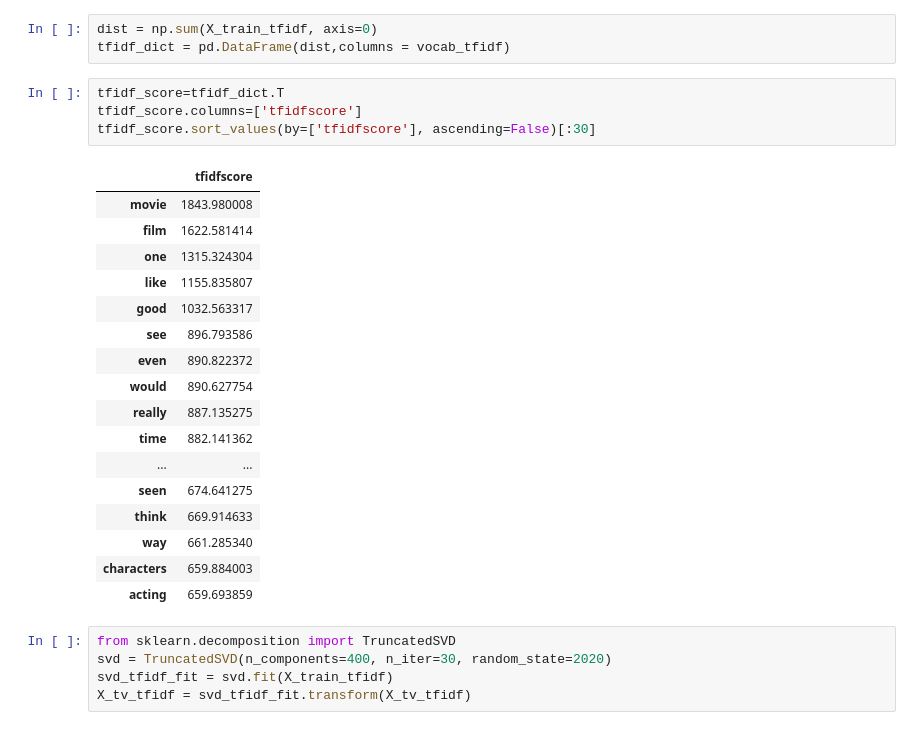
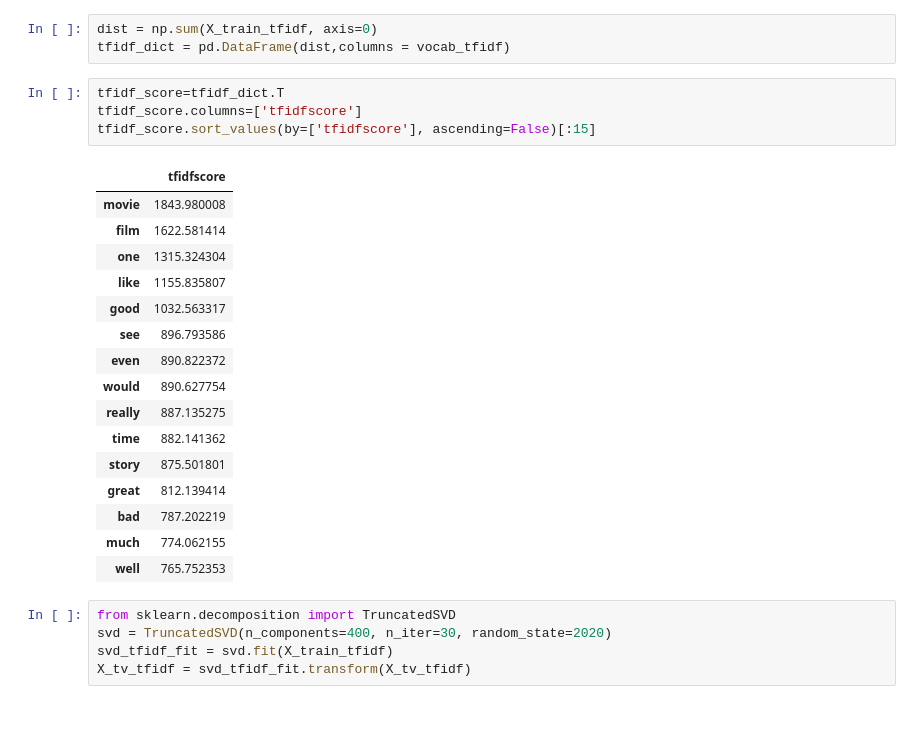
Before and after one commit to weicnnb/JHU_CS675_Project_SentimentAnalysisonMovieReviews, a Jupyter notebook: python_notebook/tfidf.ipynb, the cells around one changed output. Saved outputs shown, nothing was run; the diff lists cells and outputs as text.

```diff
--- a/python_notebook/tfidf.ipynb
+++ b/python_notebook/tfidf.ipynb
@@ -304,25 +328,24 @@ tfidf_dict = pd.DataFrame(dist,columns = vocab_tfidf)
 # %%
 tfidf_score=tfidf_dict.T
 tfidf_score.columns=['tfidfscore']
-tfidf_score.sort_values(by=['tfidfscore'], ascending=False)[:30]
+tfidf_score.sort_values(by=['tfidfscore'], ascending=False)[:15]
 # %% [output]
 |  | tfidfscore |
 | movie | 1843.980008 |
 | film | 1622.581414 |
 | one | 1315.324304 |
 | like | 1155.835807 |
 | good | 1032.563317 |
 | see | 896.793586 |
 | even | 890.822372 |
 | would | 890.627754 |
 | really | 887.135275 |
 | time | 882.141362 |
-| ... | ... |
-| seen | 674.641275 |
-| think | 669.914633 |
-| way | 661.285340 |
-| characters | 659.884003 |
-| acting | 659.693859 |
+| story | 875.501801 |
+| great | 812.139414 |
+| bad | 787.202219 |
+| much | 774.062155 |
+| well | 765.752353 |
 # %%
 from sklearn.decomposition import TruncatedSVD
 svd = TruncatedSVD(n_components=400, n_iter=30, random_state=2020)
```
Also changed, not shown: parts of 13 cells of this notebook.
